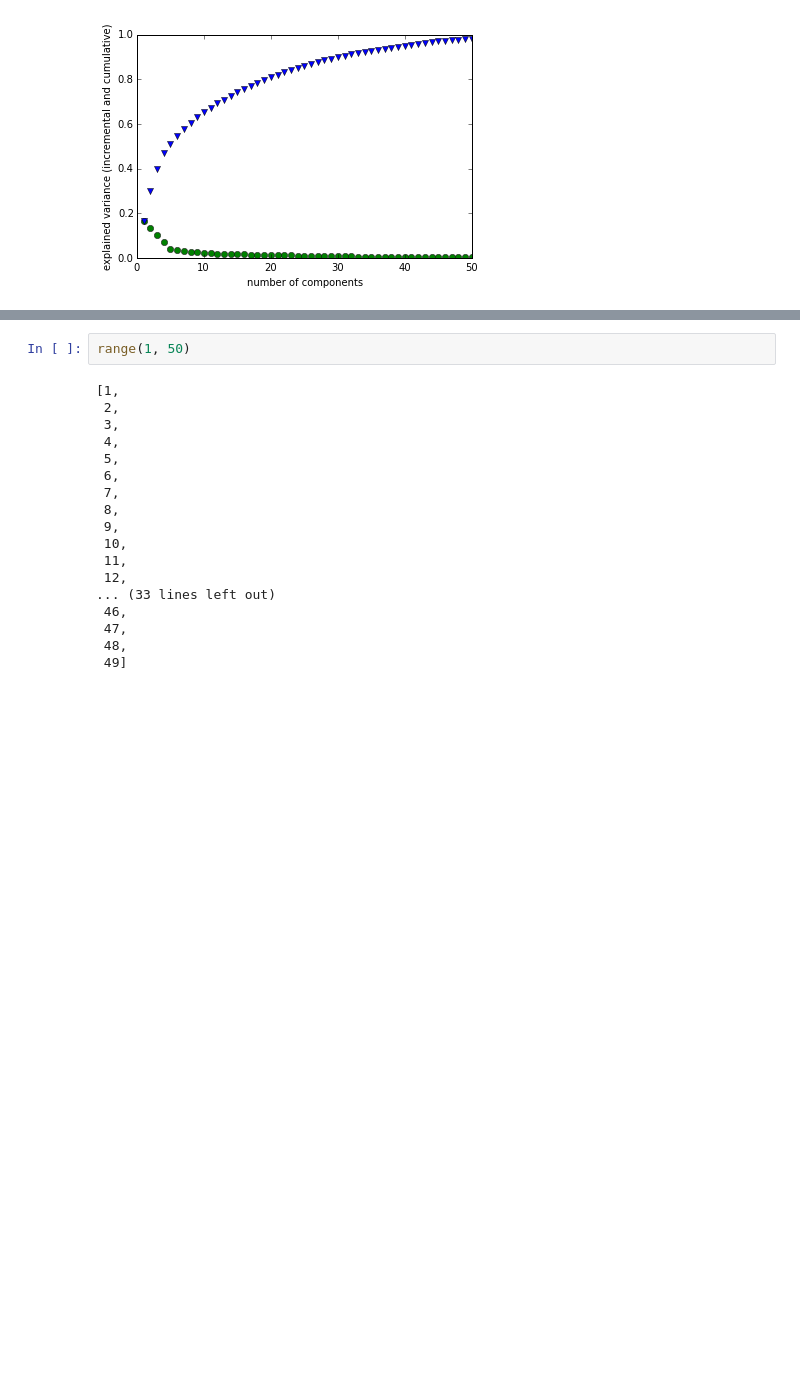
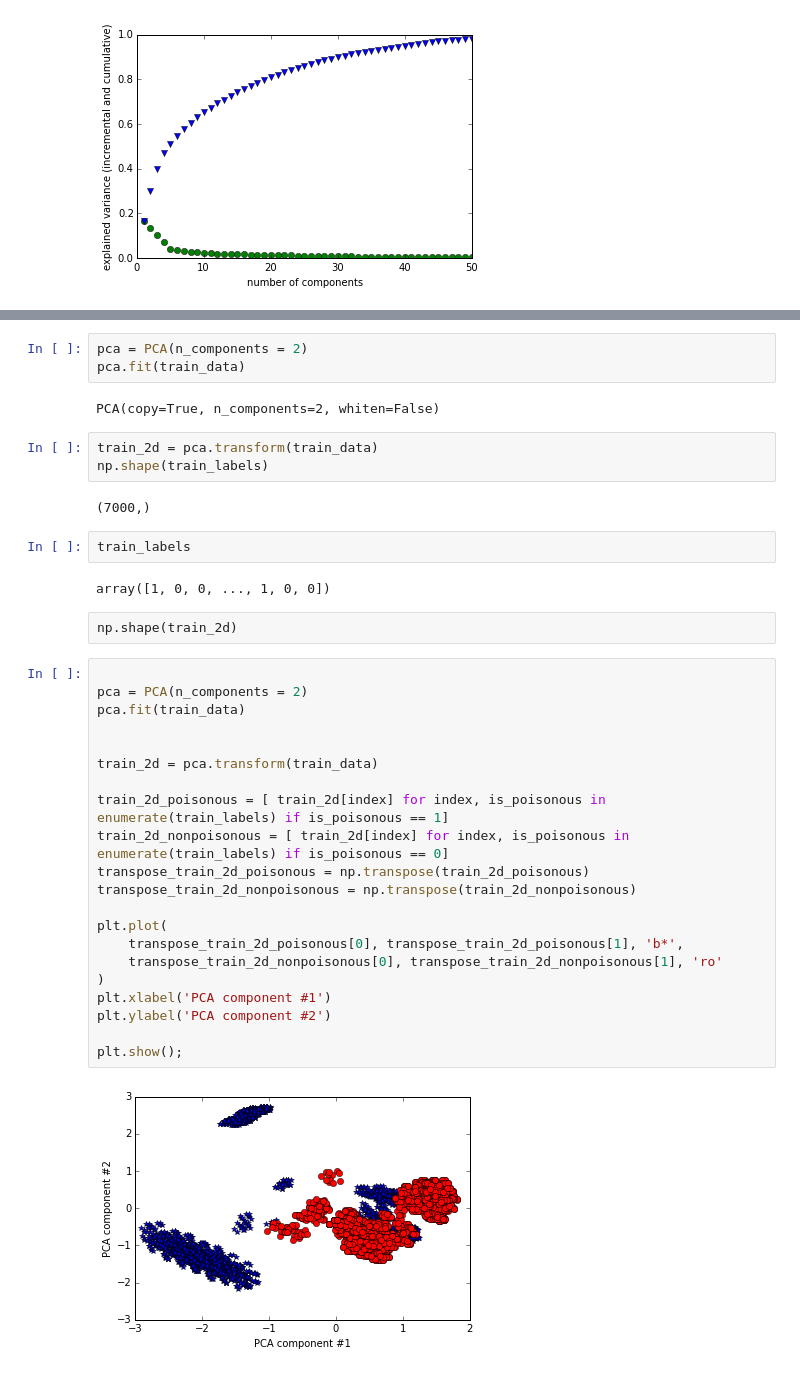
Before and after one commit to jbocharov-mids/W207-Machine-Learning, a Jupyter notebook: p3_scratch.ipynb, the cells around one changed output, grey strips where cells are left out. Cells and saved outputs as stored; diff of their text form; blank space fills up the shorter version.

```diff
--- a/p3_scratch.ipynb
+++ b/p3_scratch.ipynb
@@ -88,20 +84,39 @@ print(pca.explained_variance_ratio_)
-# %%
-range(1, 50)
-# %% [output]
-[1,
- 2,
- 3,
- 4,
- 5,
- 6,
- 7,
- 8,
- 9,
- 10,
- 11,
- 12,
-... (33 lines left out)
- 46,
- 47,
- 48,
- 49]
+# %%
+pca = PCA(n_components = 2)
+pca.fit(train_data)
+# %% [output]
+PCA(copy=True, n_components=2, whiten=False)
+# %%
+train_2d = pca.transform(train_data)
+np.shape(train_labels)
+# %% [output]
+(7000,)
+# %%
+train_labels
+# %% [output]
+array([1, 0, 0, ..., 1, 0, 0])
+# %% [raw]
+np.shape(train_2d)
+# %%
+
+pca = PCA(n_components = 2)
+pca.fit(train_data)
+
+
+train_2d = pca.transform(train_data)
+
+train_2d_poisonous = [ train_2d[index] for index, is_poisonous in enumerate(train_labels) if is_poisonous == 1]
+train_2d_nonpoisonous = [ train_2d[index] for index, is_poisonous in enumerate(train_labels) if is_poisonous == 0]
+transpose_train_2d_poisonous = np.transpose(train_2d_poisonous)
+transpose_train_2d_nonpoisonous = np.transpose(train_2d_nonpoisonous)
+
+plt.plot(
+    transpose_train_2d_poisonous[0], transpose_train_2d_poisonous[1], 'b*',
+    transpose_train_2d_nonpoisonous[0], transpose_train_2d_nonpoisonous[1], 'ro'
+)
+plt.xlabel('PCA component #1')
+plt.ylabel('PCA component #2')
+
+plt.show();
+# %% [output]
+[figure, added]
```
Also changed, not shown: parts of 4 cells of this notebook, 1 other file.
